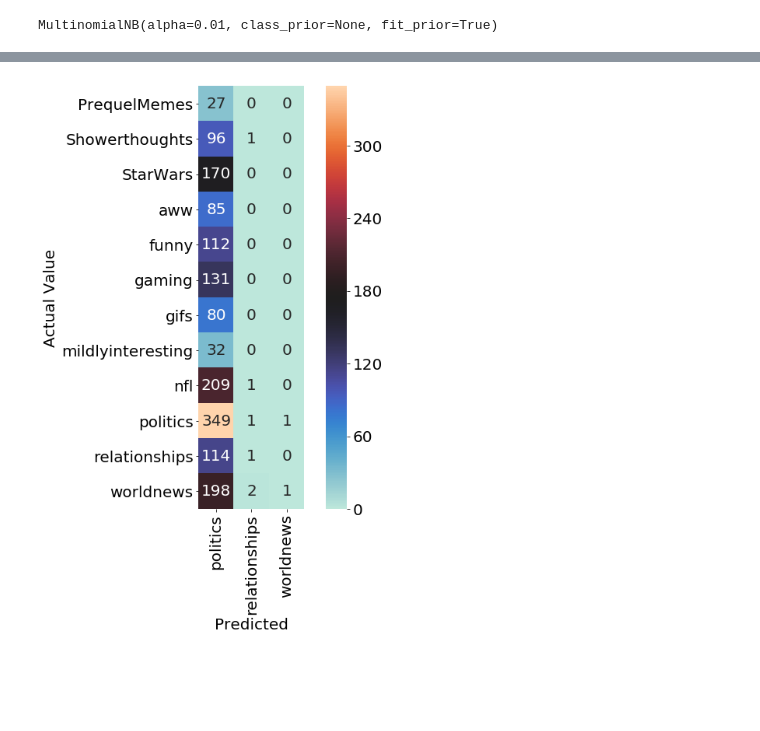
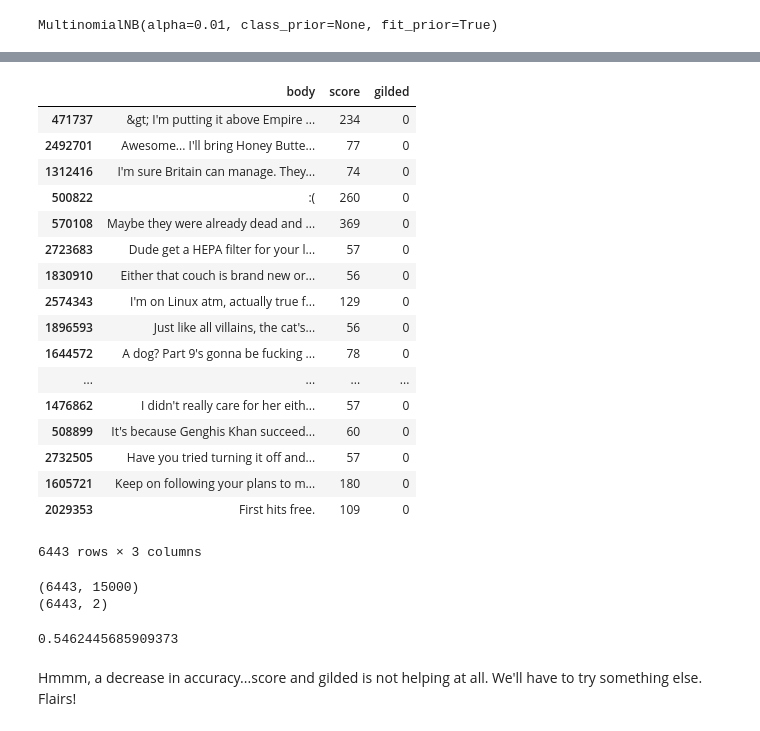
Before and after one commit to Data-Science-for-Linguists-2019/Reddit-Comment-Analysis, a Jupyter notebook: current_phase/phase3progress.ipynb, the cells around one changed output, grey strips where cells are left out. Cells and saved outputs as stored; diff of their text form; code cells hidden in the pictures; blank space fills up the shorter version.

```diff
--- a/current_phase/phase3progress.ipynb
+++ b/current_phase/phase3progress.ipynb
@@ -214,10 +311,50 @@ plotConfusionMatrix(cm)
 # %%
-trainingdata, testingdata, y_train, y_test = train_test_split(above50t[["author_cakeday","score","controversiality"]], above50t["subreddit"], test_size = 1/5, random_state = 0)
+trainingdata, testingdata, y_train, y_test = train_test_split(above50t[["body", "score","gilded"]], above50t["subreddit"], test_size = 1/5)
+# %%
+trainingdata
+# %% [output]
+|  | body | score | gilded |
+| 471737 | &gt; I'm putting it above Empire ... | 234 | 0 |
+| 2492701 | Awesome... I'll bring Honey Butte... | 77 | 0 |
+| 1312416 | I'm sure Britain can manage. They... | 74 | 0 |
+| 500822 | :( | 260 | 0 |
+| 570108 | Maybe they were already dead and ... | 369 | 0 |
+| 2723683 | Dude get a HEPA filter for your l... | 57 | 0 |
+| 1830910 | Either that couch is brand new or... | 56 | 0 |
+| 2574343 | I'm on Linux atm, actually true f... | 129 | 0 |
+| 1896593 | Just like all villains, the cat's... | 56 | 0 |
+| 1644572 | A dog? Part 9's gonna be fucking ... | 78 | 0 |
+| ... | ... | ... | ... |
+| 1476862 | I didn't really care for her eith... | 57 | 0 |
+| 508899 | It's because Genghis Khan succeed... | 60 | 0 |
+| 2732505 | Have you tried turning it off and... | 57 | 0 |
+| 1605721 | Keep on following your plans to m... | 180 | 0 |
+| 2029353 | First hits free. | 109 | 0 |
+6443 rows × 3 columns
+# %%
+numberfeaturetr = coo_matrix(trainingdata[["score","gilded"]])
+numberfeaturete = coo_matrix(testingdata[["score","gilded"]])
+traintf = vectorizer.fit_transform(trainingdata["body"])
+testtf = vectorizer.transform(testingdata["body"])
+
+trainmatrix = coo_matrix(traintf)
+
+print(traintf.shape)
+print(numberfeaturetr.shape)
+
+trcombostack = hstack([traintf, numberfeaturetr])
+tecombostack = hstack([testtf, numberfeaturete])
+# %% [output]
+(6443, 15000)
+(6443, 2)
 # %%
-testthis = MultinomialNB(alpha=0.01)
-testthis.fit(trainingdata,y_train)
-y_pred = testthis.predict(testingdata)
+MNB = MultinomialNB(alpha=0.01)
+MNB.fit(trcombostack, y_train)
+y_pred = MNB.predict(tecombostack)
 cm = pd.crosstab(y_test, y_pred)
-plotConfusionMatrix(cm)
+
+sklearn.metrics.accuracy_score(y_test, y_pred)
 # %% [output]
-[figure, removed]
+0.5462445685909373
+# %% [markdown]
+<p>Hmmm, a decrease in accuracy...score and gilded is not helping at all. We'll have to try something else. Flairs!</p>
```
Also changed, not shown: parts of 40 cells of this notebook, 2 other files.
